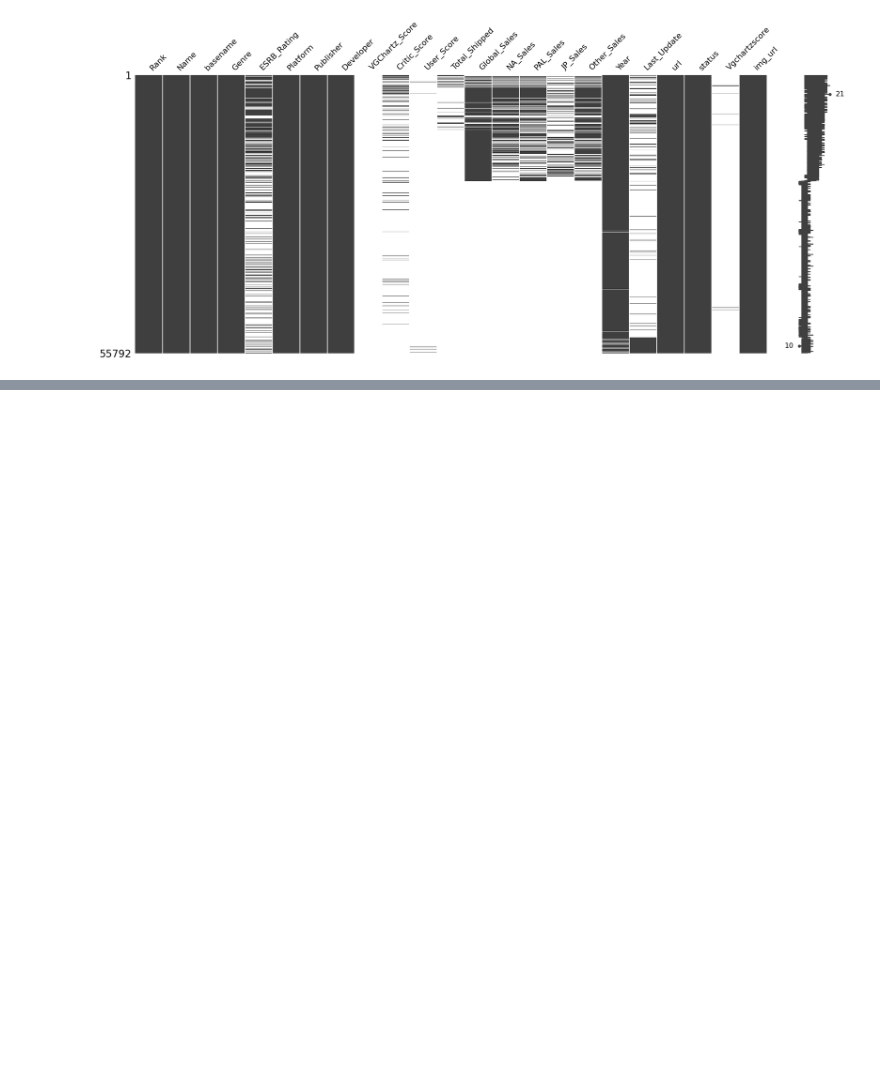
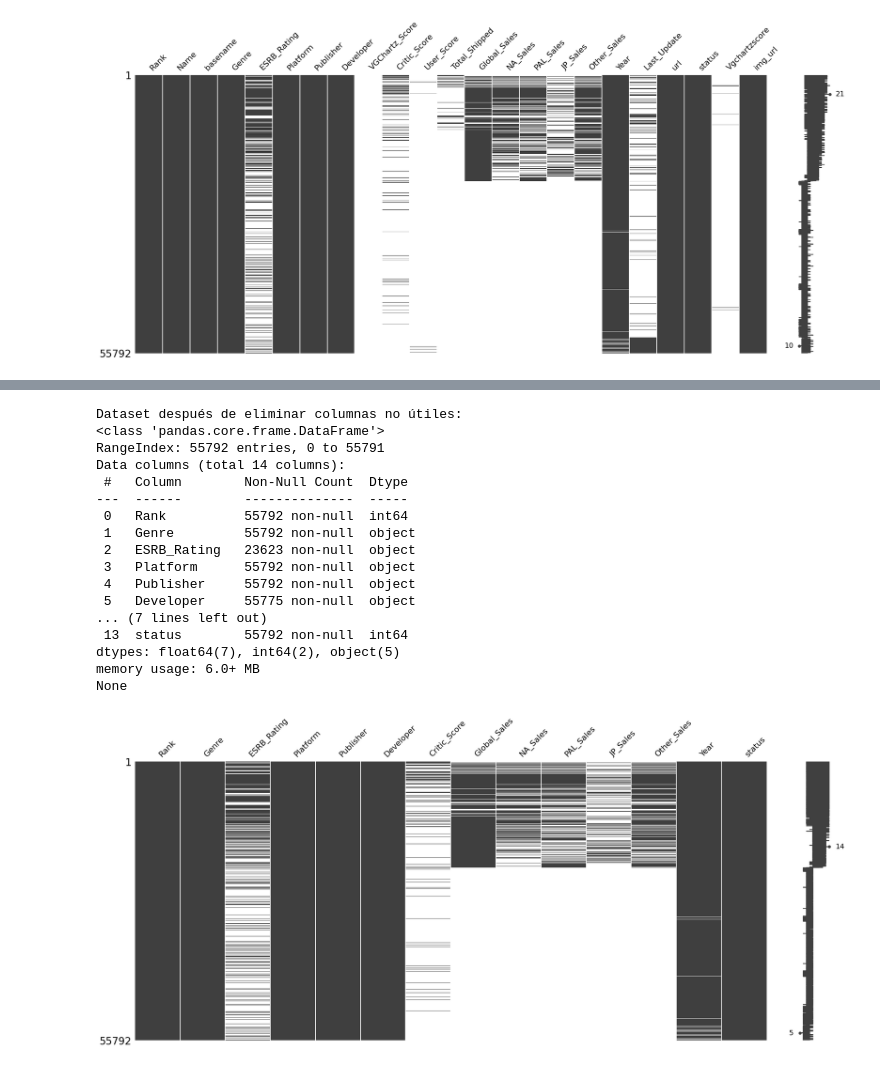
Before and after one commit to NIU1681519/CasKaggleVideogameSales2019, a Jupyter notebook: videoGameSales2019.ipynb, the cells around one changed output, grey strips where cells are left out. Drawn from its saved outputs; the diff is of its cells as text; code cells hidden in the pictures; blank space fills up the shorter version.

```diff
--- a/videoGameSales2019.ipynb
+++ b/videoGameSales2019.ipynb
@@ -169,0 +205,28 @@ plt.show()
+# %%
+# Drop de les columnes que no aporten infomracio o la infomracio es repetitiva
+dataset_droped = dataset_droped.drop(['Name', 'basename', 'Last_Update', 'url', 'img_url'], axis=1)
+
+print("Dataset después de eliminar columnas no útiles:")
+print(dataset_droped.info())
+
+msno.matrix(dataset_droped)
+plt.show()
+# %% [output]
+Dataset después de eliminar columnas no útiles:
+<class 'pandas.core.frame.DataFrame'>
+RangeIndex: 55792 entries, 0 to 55791
+Data columns (total 14 columns):
+ #   Column        Non-Null Count  Dtype
+---  ------        --------------  -----
+ 0   Rank          55792 non-null  int64
+ 1   Genre         55792 non-null  object
+ 2   ESRB_Rating   23623 non-null  object
+ 3   Platform      55792 non-null  object
+ 4   Publisher     55792 non-null  object
+ 5   Developer     55775 non-null  object
+... (7 lines left out)
+ 13  status        55792 non-null  int64
+dtypes: float64(7), int64(2), object(5)
+memory usage: 6.0+ MB
+None
+[figure, added]
```
Also changed, not shown: parts of 6 cells of this notebook.
